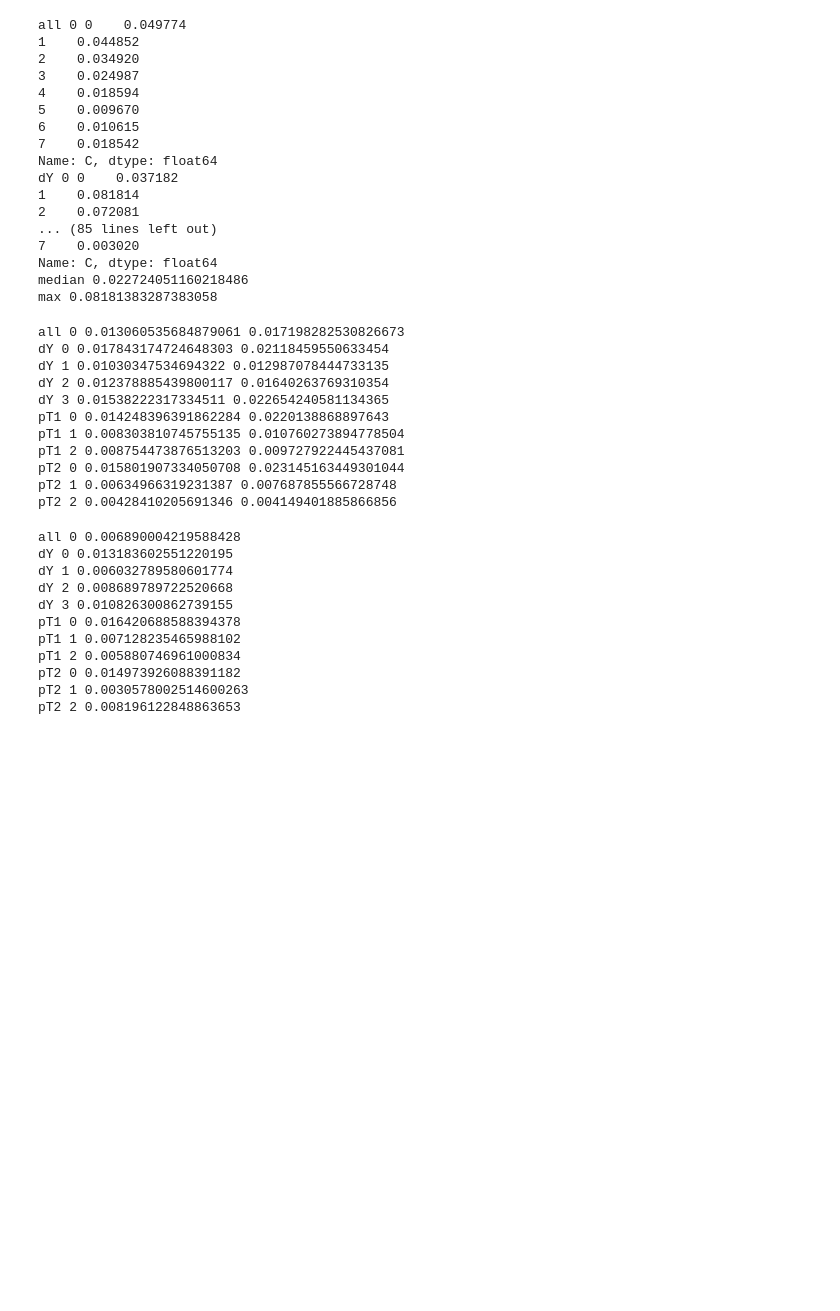
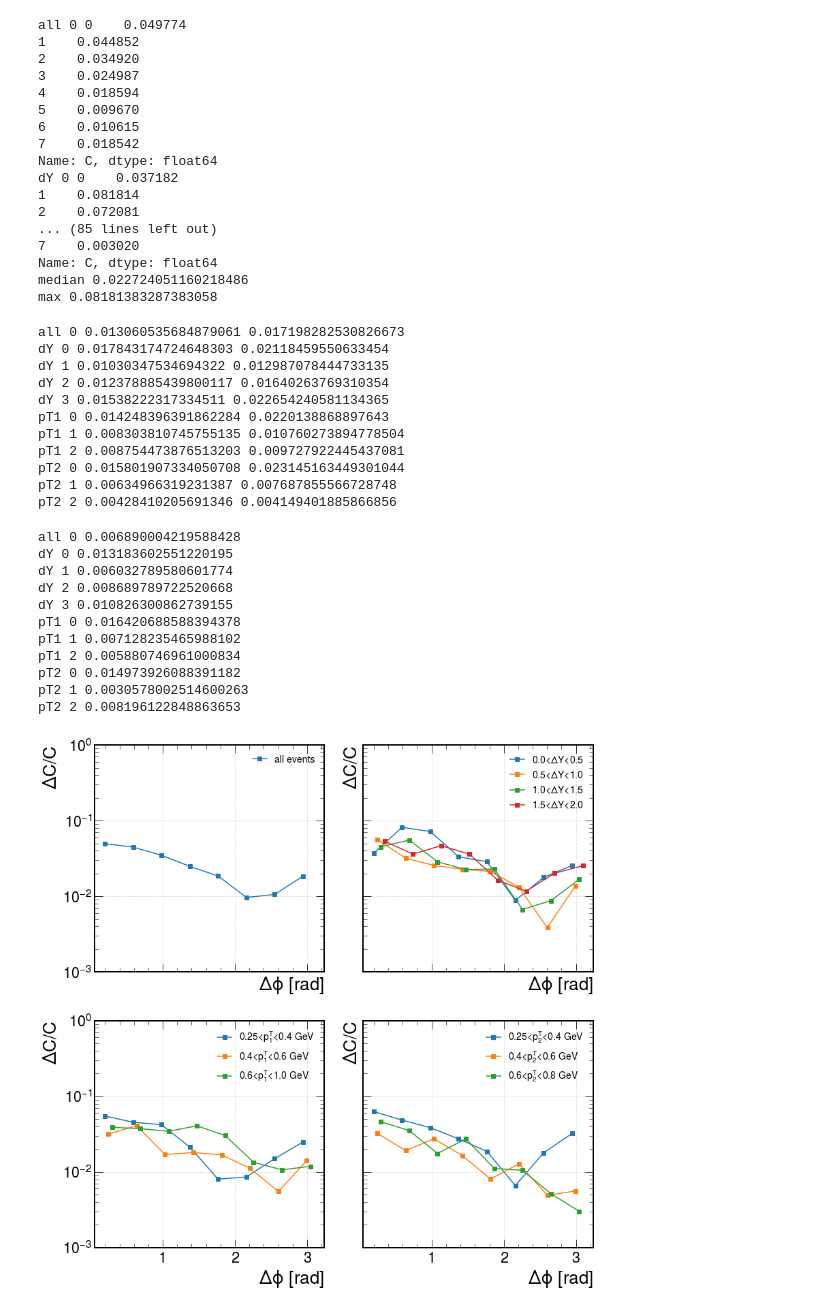
Before and after one commit to smoranvas/di-hadron, a Jupyter notebook: EventSelectionSystematics.ipynb, the cells around one changed output. Saved outputs shown, nothing was run; the diff lists cells and outputs as text; code cells hidden in the pictures; blank space fills up the shorter version.

Commit message:
updated EventSelectionSystematics.ipynb; added a plot of the total systematics

```diff
--- a/EventSelectionSystematics.ipynb
+++ b/EventSelectionSystematics.ipynb
@@ -699,3 +699,50 @@ pT1 2 0.005880746961000834
 pT2 0 0.014973926088391182
 pT2 1 0.0030578002514600263
 pT2 2 0.008196122848863653
+# %%
+import pickle
+#help(pickle)
+with open("syst_from_cuts.pkl", "rb") as f:
+    cut_syst_table=pickle.load(f)
+
+#print(cut_syst_table)
+keys = "all dY pT1 pT2".split()
+
+j = 0
+fig, axs=plt.subplots(2,2, figsize=(12, 12), sharex = True, sharey=True)
+
+
+labels = "all events;0.0<$\Delta Y$<0.5;0.5<$\Delta Y$<1.0;1.0<$\Delta Y$<1.5;1.5<$\Delta Y$<2.0;"
+labels+= "0.25<$p^T_1$<0.4 GeV;0.4<$p^T_1$<0.6 GeV;0.6<$p^T_1$<1.0 GeV;"
+labels+= "0.25<$p^T_2$<0.4 GeV;0.4<$p^T_2$<0.6 GeV;0.6<$p^T_2$<0.8 GeV"
+labels= labels.split(";")
+
+shift=0
+
+k=0
+for i, label in enumerate(labels):
+    plt.sca(axs[j//2][j%2])
+
+    #n=n+0.5*(n==0)
+    x= np.linspace(0, np.pi, 9)
+    x= (x[1:]+x[:-1])/2+shift
+    y=cut_syst_table[keys[j]][k].tot
+    plt.errorbar(x, y, label=label, marker='s')
+
+    if i in (0, 4, 7, 10):
+        plt.xlabel("$\Delta\phi$ [rad]")
+        plt.ylabel("$\Delta C/C$")
+        plt.legend(fontsize=14)
+        plt.yscale('log')
+        plt.grid()
+        plt.ylim(1e-3, 1)
+        shift=0
+        j+=1
+        k=0
+    else:
+        shift +=0.05
+        k+=1
+plt.tight_layout()
+plt.show()
+# %% [output]
+[figure, added]
```
